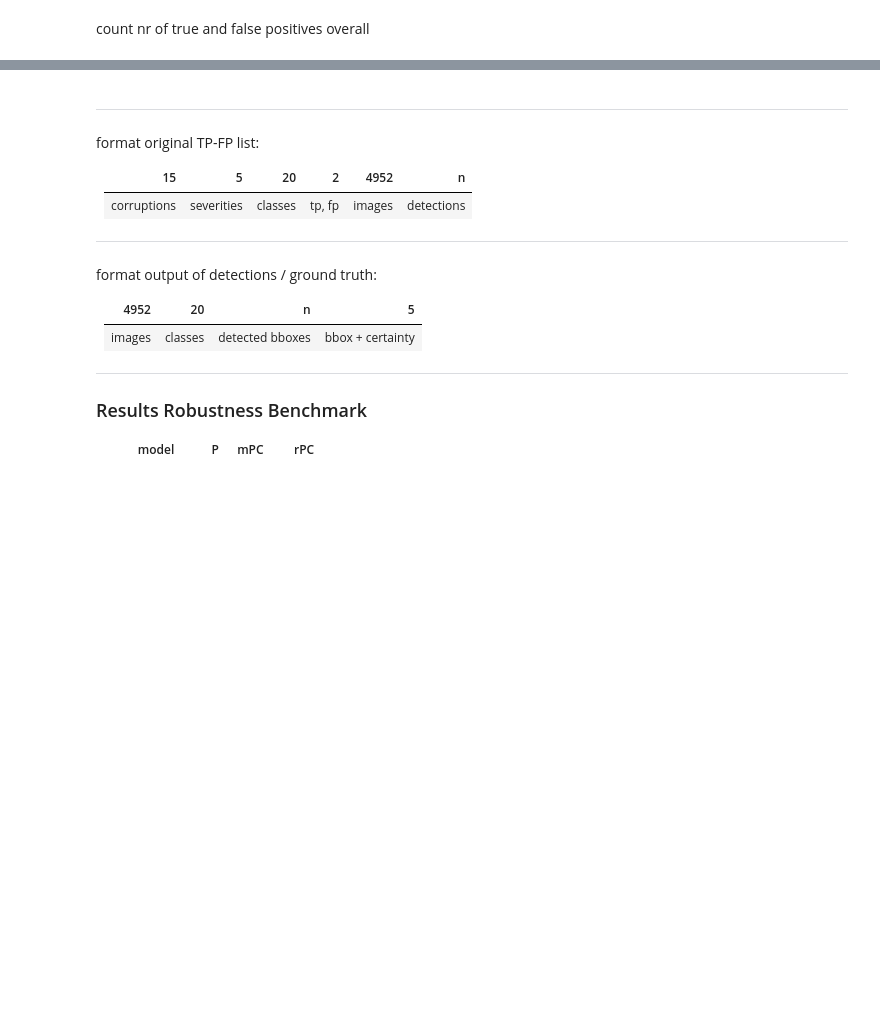
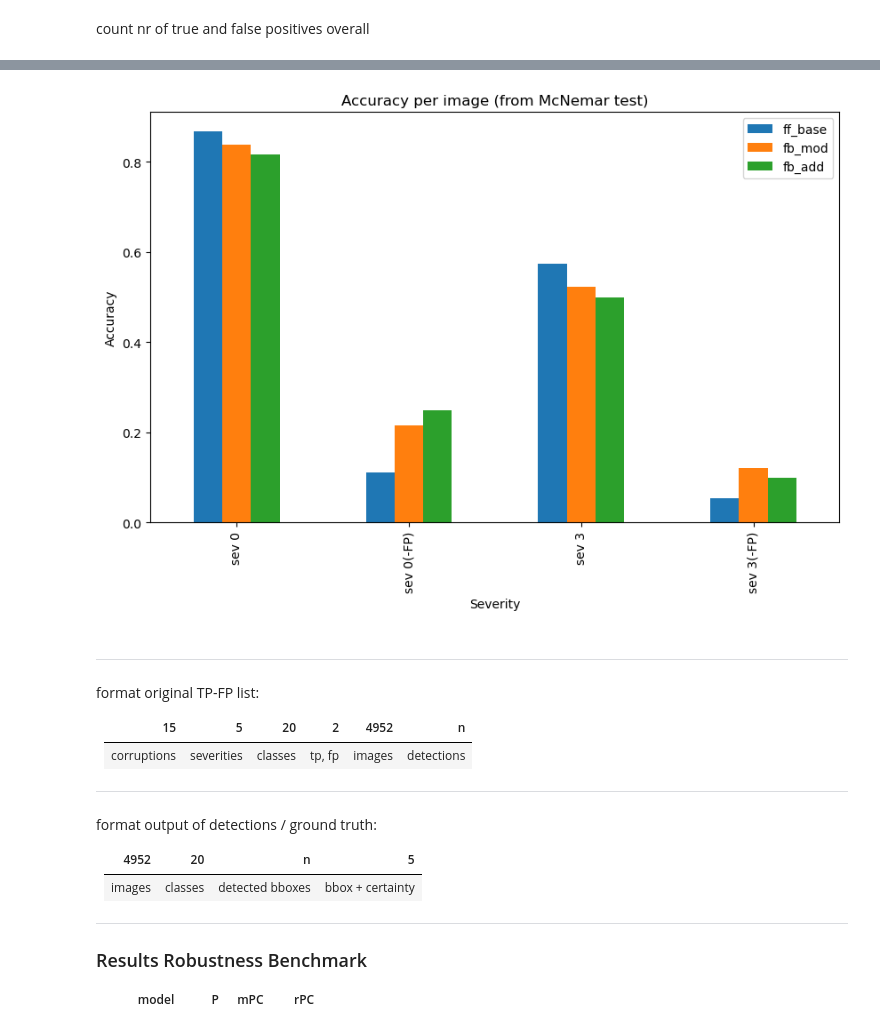
Before and after one commit to LinoLerch/MMdetectionRobustness, a Jupyter notebook: output/robust-benchmark_utils.ipynb, the cells around one changed output, grey strips where cells are left out. Drawn from its saved outputs; the diff is of its cells as text; code cells hidden in the pictures; blank space fills up the shorter version.

```diff
--- a/output/robust-benchmark_utils.ipynb
+++ b/output/robust-benchmark_utils.ipynb
@@ -120,3 +152,22 @@ pd.DataFrame.from_dict(data=data, orient='index', columns=["tpcount", "fp count"
+# %%
+import matplotlib.pyplot as plt
+import pandas as pd
+
+data = {'ff_base': [0.8663, 0.1107, 0.5736, 0.0532],
+        'fb_mod': [0.8368, 0.2151, 0.522, 0.1205],
+        'fb_add': [0.8158, 0.249, 0.4997, 0.0993]}
+
+df = pd.DataFrame(data, index=['sev 0', 'sev 0(-FP)', 'sev 3', 'sev 3(-FP)'])
+
+df.plot(kind='bar', figsize=(10,6))
+
+plt.title('Accuracy per image (from McNemar test)')
+plt.xlabel('Severity')
+plt.ylabel('Accuracy')
+
+plt.show()
+# %% [output]
+[figure, added]
 # %% [markdown]
 -----------
 format original TP-FP list:
```
Also changed, not shown: parts of 5 cells of this notebook, 1 other file.
